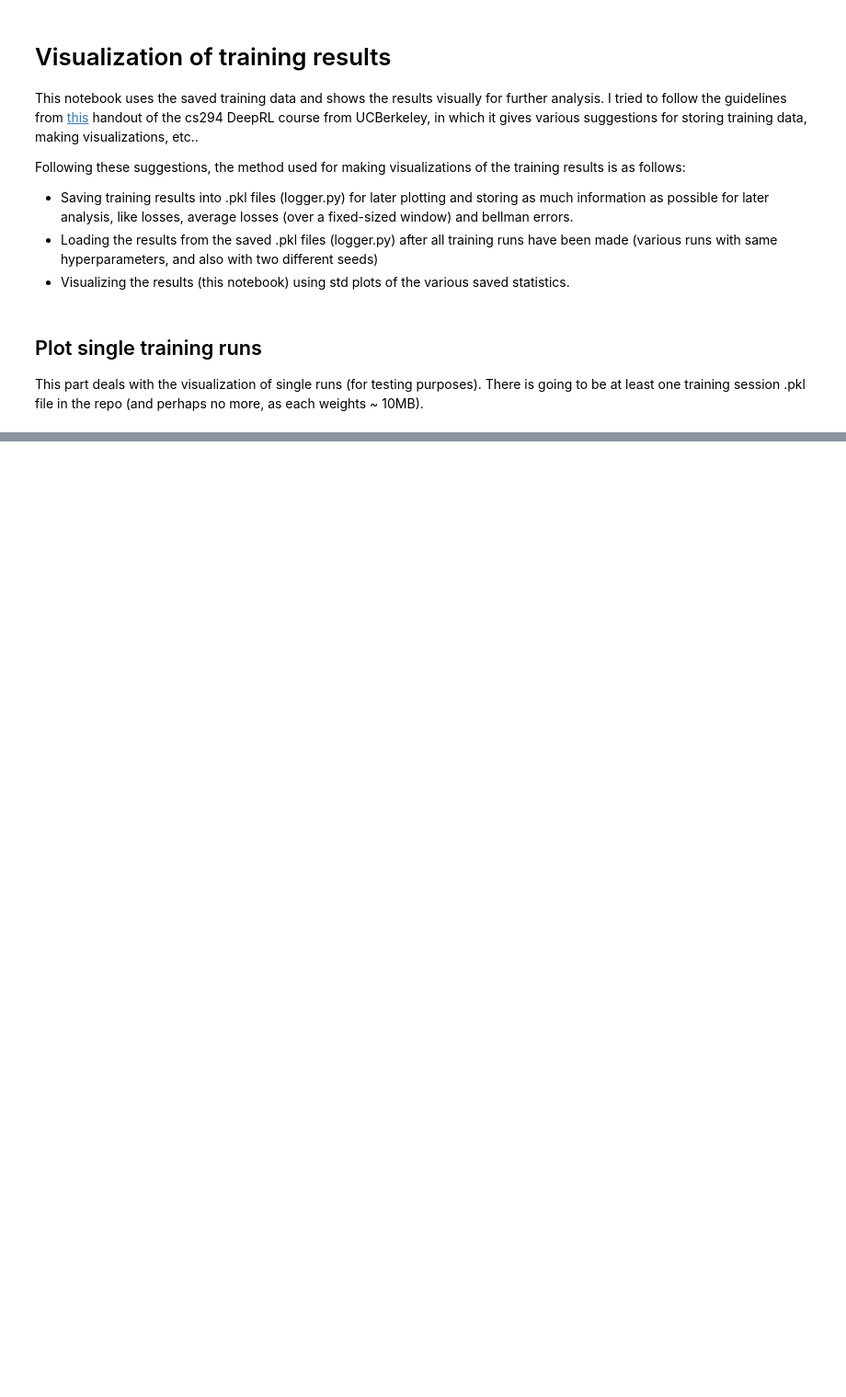
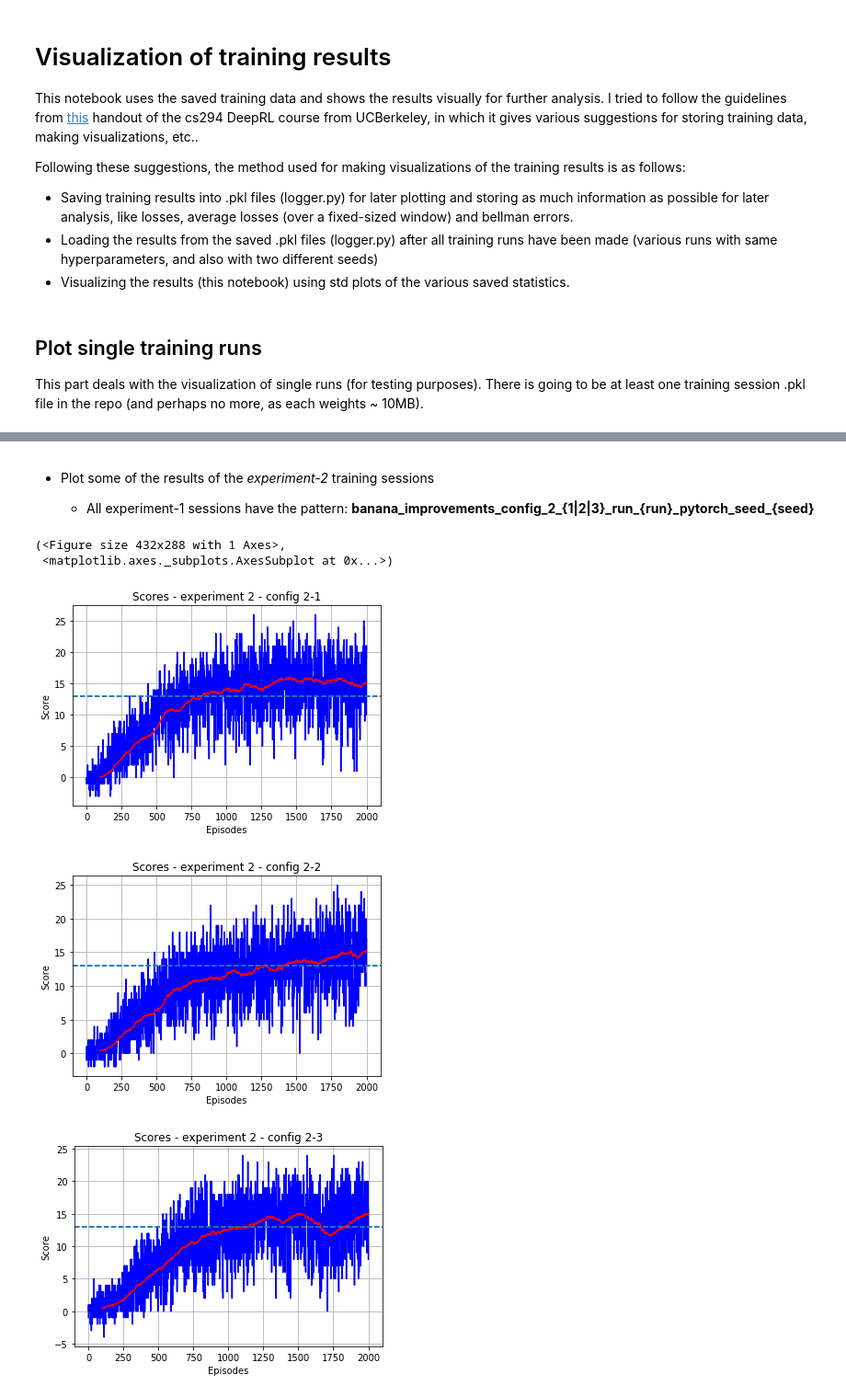
Before and after one commit to wpumacay/DeeprlND-projects, a Jupyter notebook: project1-navigation/results_analysis.ipynb, the cells around one changed output, grey strips where cells are left out. Shown at 92% size. Saved outputs shown, nothing was run; the diff lists cells and outputs as text; code cells hidden in the pictures; blank space fills up the shorter version.

```diff
--- a/project1-navigation/results_analysis.ipynb
+++ b/project1-navigation/results_analysis.ipynb
@@ -260,0 +119,19 @@ ax.fill_between( np.arange( len( _mean ) ), _mean - 2. * _std, _mean + 2. * _std
+# %% [markdown]
+* Plot some of the results of the *experiment-2* training sessions
+
+    * All experiment-1 sessions have the pattern: **banana\_improvements\_config\_2\_{1|2|3}\_run\_{run}\_pytorch\_seed\_{seed}**
+# %%
+# plotting a single run from the experiment-2 sessions (config_2_1)
+plotSingleRun( 'banana_improvements_config_2_1_run_0_pytorch_seed_0', title = 'Scores - experiment 2 - config 2-1' )
+
+# plotting a single run from the experiment-2 sessions (config_2_2)
+plotSingleRun( 'banana_improvements_config_2_2_run_0_pytorch_seed_0', title = 'Scores - experiment 2 - config 2-2' )
+
+# plotting a single run from the experiment-3 sessions (config_2_3)
+plotSingleRun( 'banana_improvements_config_2_3_run_0_pytorch_seed_0', title = 'Scores - experiment 2 - config 2-3' )
+# %% [output]
+(<Figure size 432x288 with 1 Axes>,
+ <matplotlib.axes._subplots.AxesSubplot at 0x...>)
+[figure, added]
+[figure, added]
+[figure, added]
```
Also changed, not shown: parts of 46 cells of this notebook.
